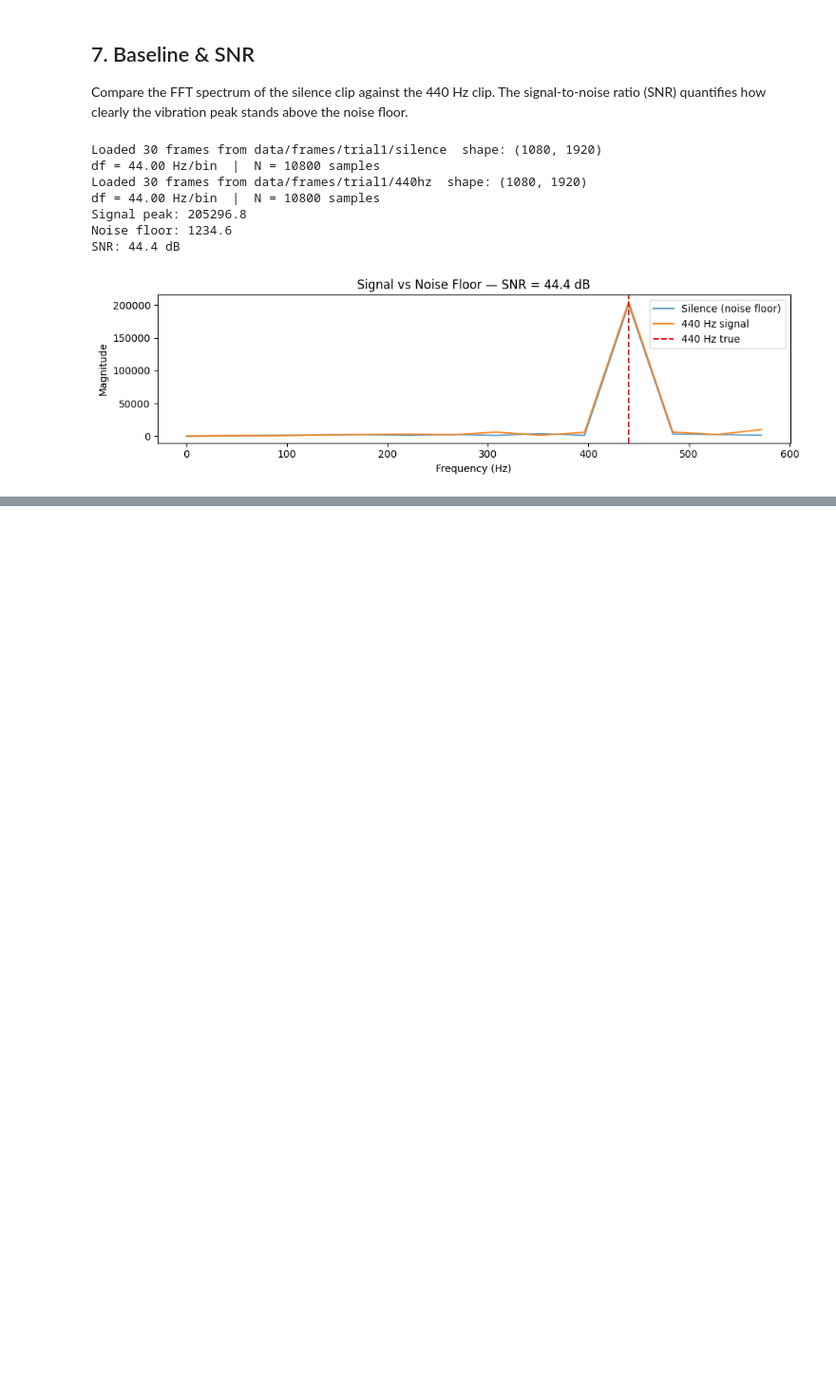
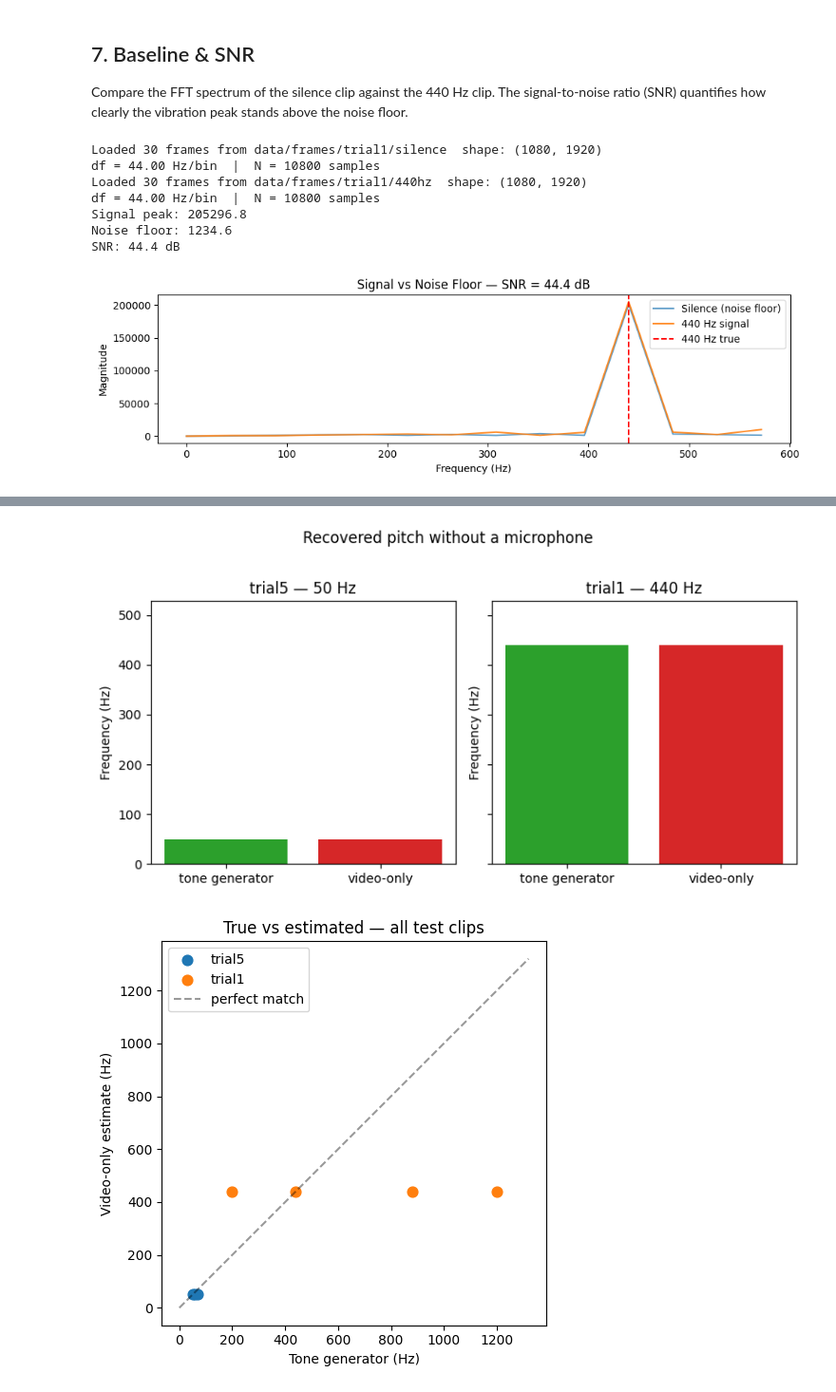
Before and after one commit to EKasuti/rolling-shutter-vibrometry, a Jupyter notebook: final.ipynb, the cells around one changed output, grey strips where cells are left out. Shown at 95% size. Saved outputs shown, nothing was run; the diff lists cells and outputs as text; code cells hidden in the pictures; blank space fills up the shorter version.

```diff
--- a/final.ipynb
+++ b/final.ipynb
@@ -423,0 +593,37 @@ SNR: 44.4 dB
+# %%
+# side-by-side bars: tone generator vs video-only (best-matched clips)
+_, est_50, _ = results[0]   # trial5 50 Hz (calibrated on this clip)
+_, est_440, _ = next(r for r in results_t1 if r[0] == 440)
+
+fig, axes = plt.subplots(1, 2, figsize=(8, 4), sharey=True)
+for ax, true_hz, est_hz, title in [
+    (axes[0], 50, est_50, "trial5 — 50 Hz"),
+    (axes[1], 440, est_440, "trial1 — 440 Hz"),
+]:
+    ax.bar(["tone generator", "video-only"], [true_hz, est_hz], color=["#2ca02c", "#d62728"])
+    ax.set_ylabel("Frequency (Hz)")
+    ax.set_title(title)
+    ax.set_ylim(0, max(true_hz, est_hz) * 1.2)
+
+plt.suptitle("Recovered pitch without a microphone", y=1.02)
+plt.tight_layout()
+plt.show()
+
+# true vs estimated across all labeled clips (sections 5–6)
+fig, ax = plt.subplots(figsize=(5, 5))
+true_t5, est_t5 = zip(*[(t, e) for t, e, _ in results])
+true_t1, est_t1 = zip(*[(t, e) for t, e, _ in results_t1])
+ax.scatter(true_t5, est_t5, s=60, label="trial5")
+ax.scatter(true_t1, est_t1, s=60, label="trial1")
+lim = max(max(true_t5), max(true_t1)) * 1.1
+ax.plot([0, lim], [0, lim], "k--", alpha=0.4, label="perfect match")
+ax.set_xlabel("Tone generator (Hz)")
+ax.set_ylabel("Video-only estimate (Hz)")
+ax.set_title("True vs estimated — all test clips")
+ax.legend()
+ax.set_aspect("equal", adjustable="box")
+plt.tight_layout()
+plt.show()
+# %% [output]
+[figure, added]
+[figure, added]
```
Also changed, not shown: parts of 10 cells of this notebook, 2 other files.
